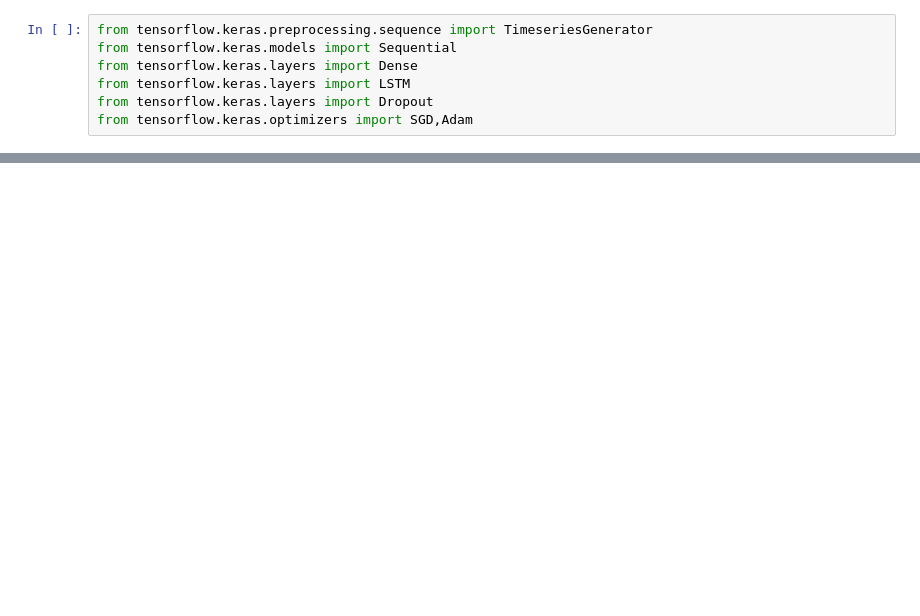
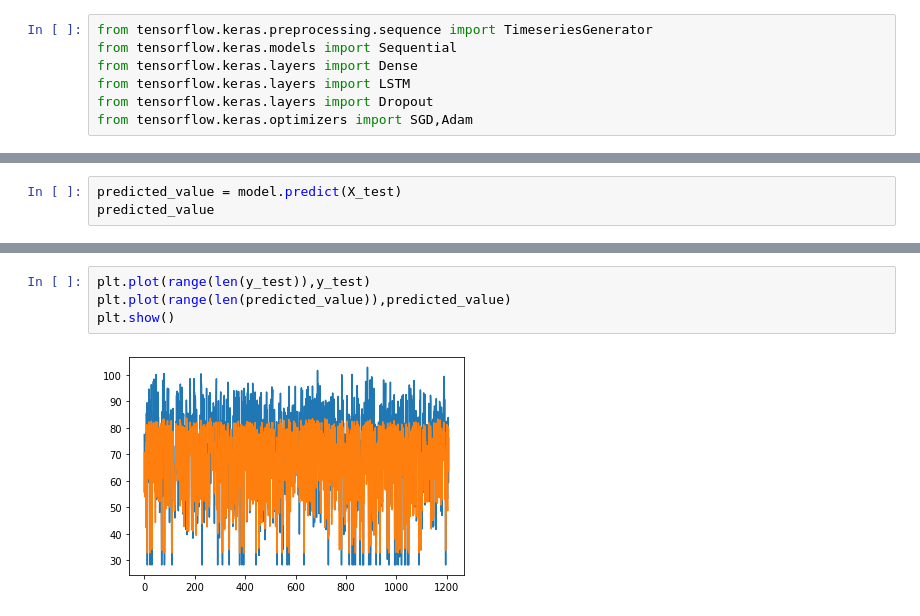
Before and after one commit to phakawatTER/EE-PROJECT, a Jupyter notebook: train_model.ipynb, the cells around one changed output, grey strips where cells are left out. Saved outputs shown, nothing was run; the diff lists cells and outputs as text; blank space fills up the shorter version.

```diff
--- a/train_model.ipynb
+++ b/train_model.ipynb
@@ -130,0 +116,3 @@ hist
+# %%
+predicted_value = model.predict(X_test)
+predicted_value
@@ -130,0 +131,6 @@ hist
+# %%
+plt.plot(range(len(y_test)),y_test)
+plt.plot(range(len(predicted_value)),predicted_value)
+plt.show()
+# %% [output]
+[figure, added]
```
Also changed, not shown: parts of 20 cells of this notebook, 6 other files.
